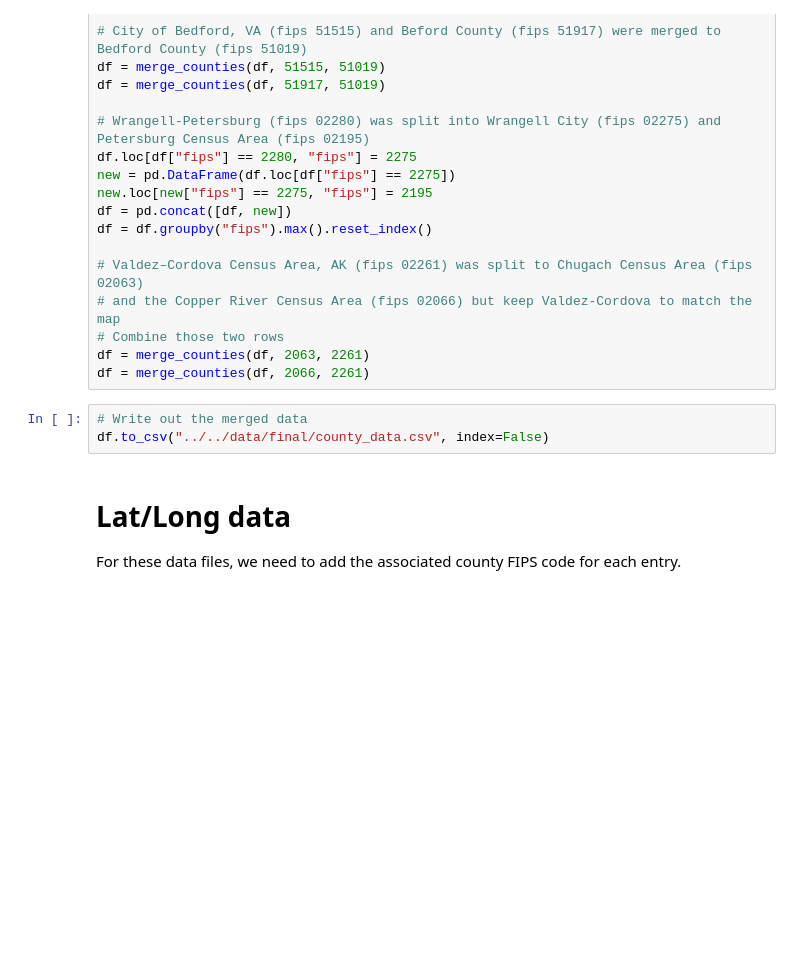
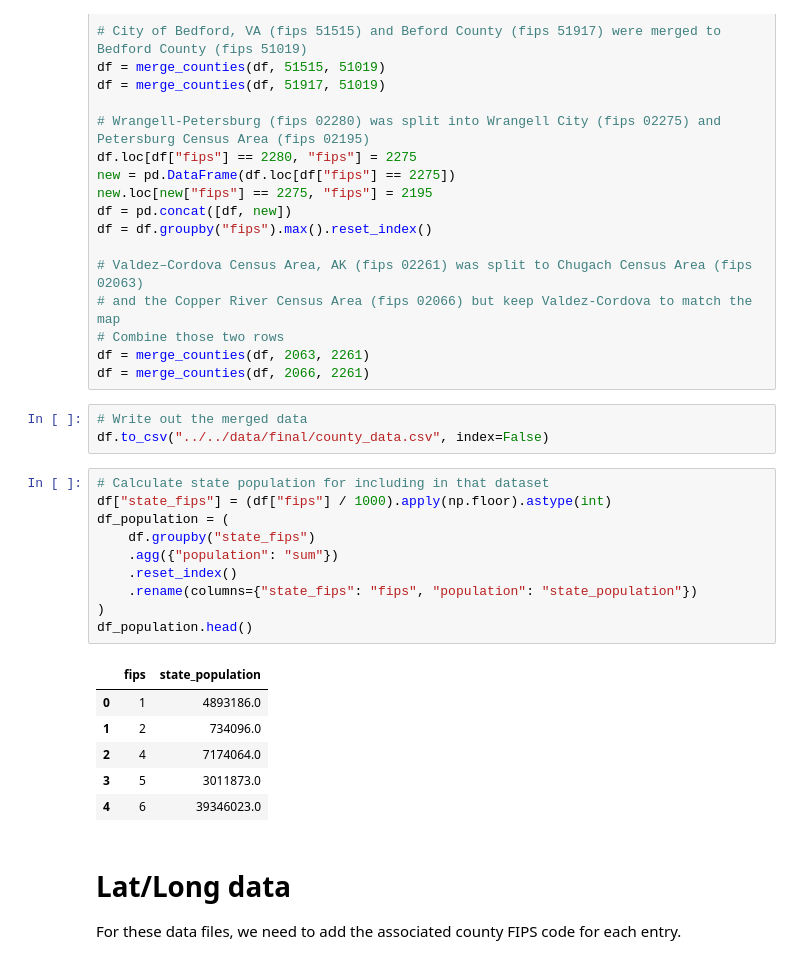
Before and after one commit to agale123/sep-cancer-inequality, a Jupyter notebook: notebooks/cleaning/merge.ipynb, the cells around one changed output. Cells and saved outputs as stored; diff of their text form; blank space fills up the shorter version.

```diff
--- a/notebooks/cleaning/merge.ipynb
+++ b/notebooks/cleaning/merge.ipynb
@@ -154,6 +156,23 @@ df = merge_counties(df, 2066, 2261)
 # %%
 # Write out the merged data
 df.to_csv("../../data/final/county_data.csv", index=False)
+# %%
+# Calculate state population for including in that dataset
+df["state_fips"] = (df["fips"] / 1000).apply(np.floor).astype(int)
+df_population = (
+    df.groupby("state_fips")
+    .agg({"population": "sum"})
+    .reset_index()
+    .rename(columns={"state_fips": "fips", "population": "state_population"})
+)
+df_population.head()
+# %% [output]
+|  | fips | state_population |
+| 0 | 1 | 4893186.0 |
+| 1 | 2 | 734096.0 |
+| 2 | 4 | 7174064.0 |
+| 3 | 5 | 3011873.0 |
+| 4 | 6 | 39346023.0 |
 # %% [markdown]
 # Lat/Long data
 
```
Also changed, not shown: parts of 4 cells of this notebook, 6 other files.
